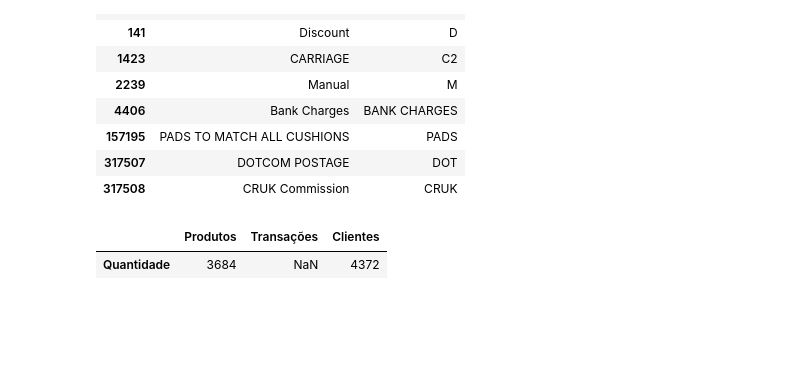
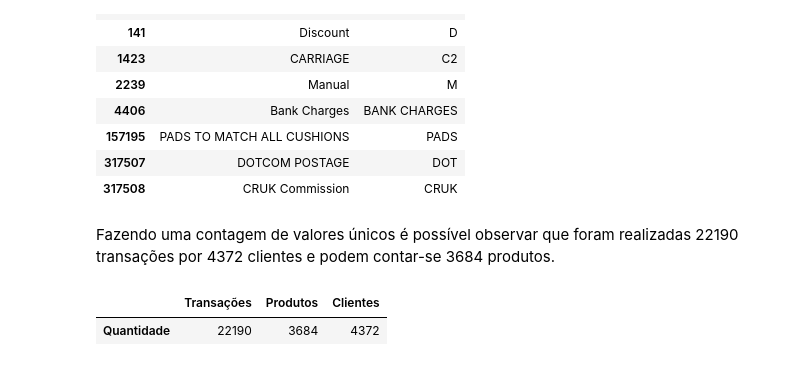
Before and after one commit to SkyNetRecruits/online_retail_dataset, a Jupyter notebook: pre_processing.ipynb, the cells around one changed output. Cells and saved outputs as stored; diff of their text form; code cells hidden in the pictures; blank space fills up the shorter version.

```diff
--- a/pre_processing.ipynb
+++ b/pre_processing.ipynb
@@ -223,11 +223,13 @@ code
 | 157195 | PADS TO MATCH ALL CUSHIONS | PADS |
 | 317507 | DOTCOM POSTAGE | DOT |
 | 317508 | CRUK Commission | CRUK |
+# %% [markdown]
+Fazendo uma contagem de valores únicos é possível observar que foram realizadas 22190 transações por 4372 clientes e podem contar-se 3684 produtos.
 # %%
 pd.DataFrame([{'Transações': len(df['InvoiceNo'].value_counts()),
                'Produtos': len(df['StockCode'].value_counts()),
                'Clientes': len(df['CustomerID'].value_counts()),
-              }], columns = ['Produtos', 'Transações', 'Clientes'], index = ['Quantidade'])
+              }], columns = ['Transações', 'Produtos', 'Clientes'], index = ['Quantidade'])
 # %% [output]
-|  | Produtos | Transações | Clientes |
-| Quantidade | 3684 | NaN | 4372 |
+|  | Transações | Produtos | Clientes |
+| Quantidade | 22190 | 3684 | 4372 |
```
